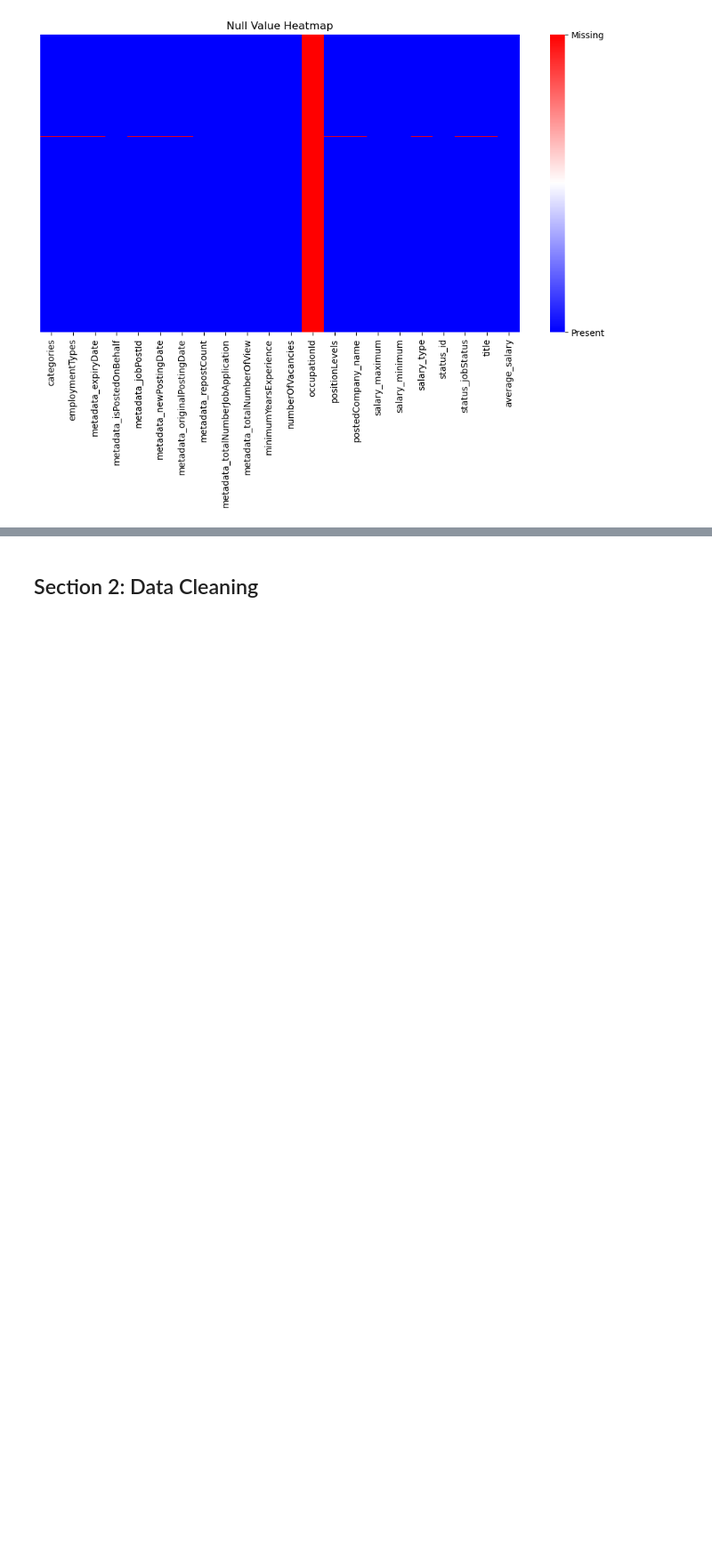
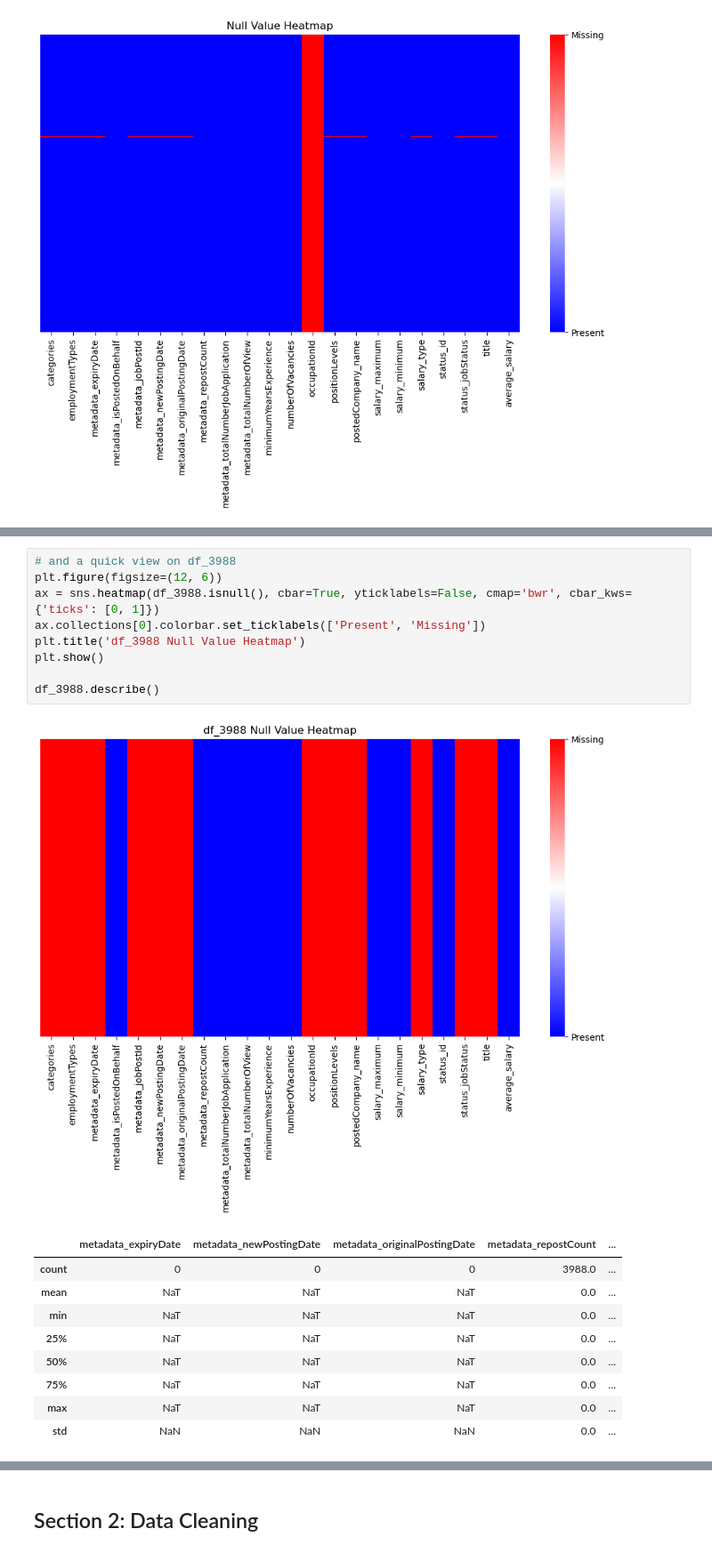
Before and after one commit to zeroonyx/6m-data-1-groupproject, a Jupyter notebook: personaD.ipynb, the cells around one changed output, grey strips where cells are left out. Shown at 89% size. Drawn from its saved outputs; the diff is of its cells as text; blank space fills up the shorter version.

```diff
--- a/personaD.ipynb
+++ b/personaD.ipynb
@@ -191 +165,21 @@ dtype: int64
+# %%
+# and a quick view on df_3988
+plt.figure(figsize=(12, 6))
+ax = sns.heatmap(df_3988.isnull(), cbar=True, yticklabels=False, cmap='bwr', cbar_kws={'ticks': [0, 1]})
+ax.collections[0].colorbar.set_ticklabels(['Present', 'Missing'])
+plt.title('df_3988 Null Value Heatmap')
+plt.show()
+
+df_3988.describe()
+# %% [output]
+[figure, added]
+|  | metadata_expiryDate | metadata_newPostingDate | metadata_originalPostingDate | metadata_repostCount | ... |
+| count | 0 | 0 | 0 | 3988.0 | ... |
+| mean | NaT | NaT | NaT | 0.0 | ... |
+| min | NaT | NaT | NaT | 0.0 | ... |
+| 25% | NaT | NaT | NaT | 0.0 | ... |
+| 50% | NaT | NaT | NaT | 0.0 | ... |
+| 75% | NaT | NaT | NaT | 0.0 | ... |
+| max | NaT | NaT | NaT | 0.0 | ... |
+| std | NaN | NaN | NaN | 0.0 | ... |
 # %% [markdown]
```
Also changed, not shown: parts of 60 cells of this notebook, 1 other file.
